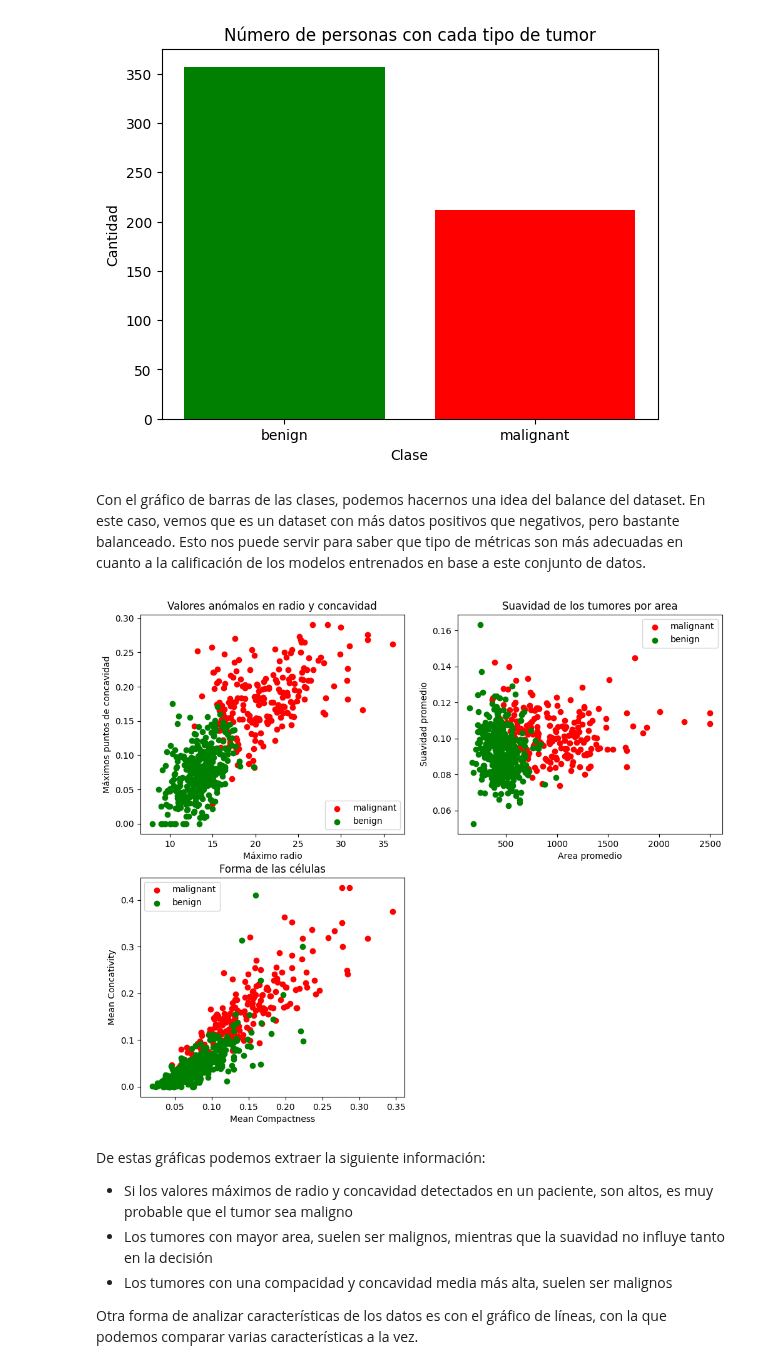
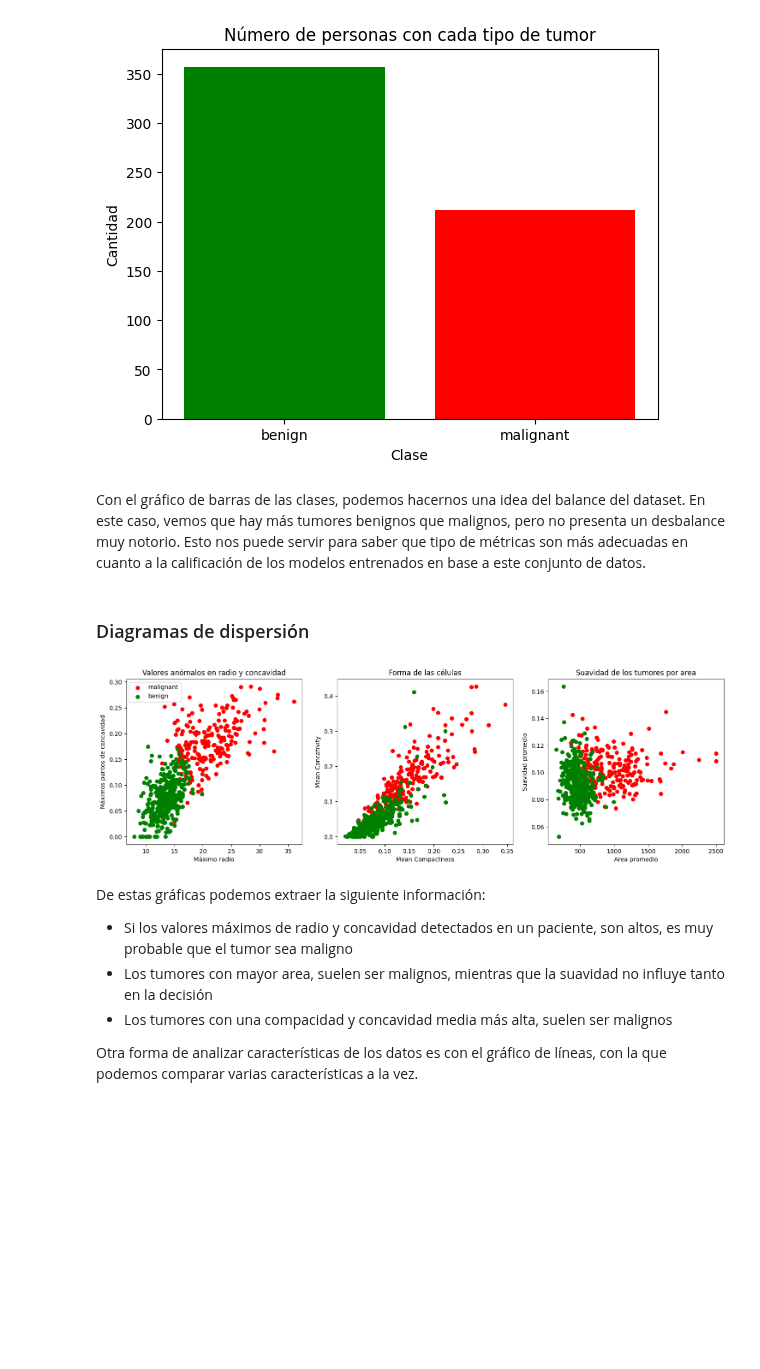
Before and after one commit to carlosgg0/practicas-aprendizaje, a Jupyter notebook: practica1/main.ipynb, the cells around one changed output. Saved outputs shown, nothing was run; the diff lists cells and outputs as text; code cells hidden in the pictures; blank space fills up the shorter version.

```diff
--- a/practica1/main.ipynb
+++ b/practica1/main.ipynb
@@ -108,52 +111,53 @@ plt.show()
 # %% [output]
 [figure]
 # %% [markdown]
-Con el gráfico de barras de las clases, podemos hacernos una idea del balance del dataset. En este caso, vemos que es un dataset con más datos positivos que negativos, pero bastante balanceado. Esto nos puede servir para saber que tipo de métricas son más adecuadas en cuanto a la calificación de los modelos entrenados en base a este conjunto de datos.
+Con el gráfico de barras de las clases, podemos hacernos una idea del balance del dataset. En este caso, vemos que hay más tumores benignos que malignos, pero no presenta un desbalance muy notorio. Esto nos puede servir para saber que tipo de métricas son más adecuadas en cuanto a la calificación de los modelos entrenados en base a este conjunto de datos.
+# %% [markdown]
+### Diagramas de dispersión
 # %%
 # Vamos a mostrar diferentes características del dataset en comparación unas con otras, para extraer conclusiones
 colors = ['red', 'green']
 
 # Relación suavidad - textura
 
-plt.figure(figsize=(12,10))
-plt.subplot(2,2,1)
+plt.figure(figsize=(18, 5))
+
+plt.subplot(1,3,1)
 for i in range(2):
     plt.scatter(df[df['target'] == i]['worst radius'],
                 df[df['target'] == i]['worst concave points'],
                 label=breast_cancer.target_names[i], color=colors[i])
 plt.xlabel('Máximo radio')
 plt.ylabel('Máximos puntos de concavidad')
 plt.title('Valores anómalos en radio y concavidad')
 plt.legend()
 
 
+# Relación compactness - concativity
+plt.subplot(1, 3, 2)
+for i in range(2):
+    plt.scatter(df[df['target'] == i]['mean compactness'],
+                df[df['target'] == i]['mean concavity'],
+                label=breast_cancer.target_names[i], color=colors[i])
+
+plt.xlabel('Mean Compactness')
+plt.ylabel('Mean Concativity')
+plt.title('Forma de las células')
+
 # Relación area - suavidad
-plt.subplot(2,2,2)
+plt.subplot(1, 3, 3)
 for i in range(2):
     plt.scatter(df[df['target'] == i]['mean area'],
                 df[df['target'] == i]['mean smoothness'],
                 label=breast_cancer.target_names[i], color=colors[i])
 
 plt.xlabel('Area promedio')
 plt.ylabel('Suavidad promedio')
 plt.title('Suavidad de los tumores por area')
-plt.legend()
-
-# Relación compactness - concativity
-plt.subplot(2,2,3)
-for i in range(2):
-    plt.scatter(df[df['target'] == i]['mean compactness'],
-                df[df['target'] == i]['mean concavity'],
-                label=breast_cancer.target_names[i], color=colors[i])
-
-plt.xlabel('Mean Compactness')
-plt.ylabel('Mean Concativity')
-plt.title('Forma de las células')
-plt.legend()
 
 plt.show()
 # %% [output]
-[figure, old version]
+[figure, new version]
 # %% [markdown]
 De estas gráficas podemos extraer la siguiente información:
 - Si los valores máximos de radio y concavidad detectados en un paciente, son altos, es muy probable que el tumor sea maligno
```
Also changed, not shown: parts of 21 cells of this notebook.
